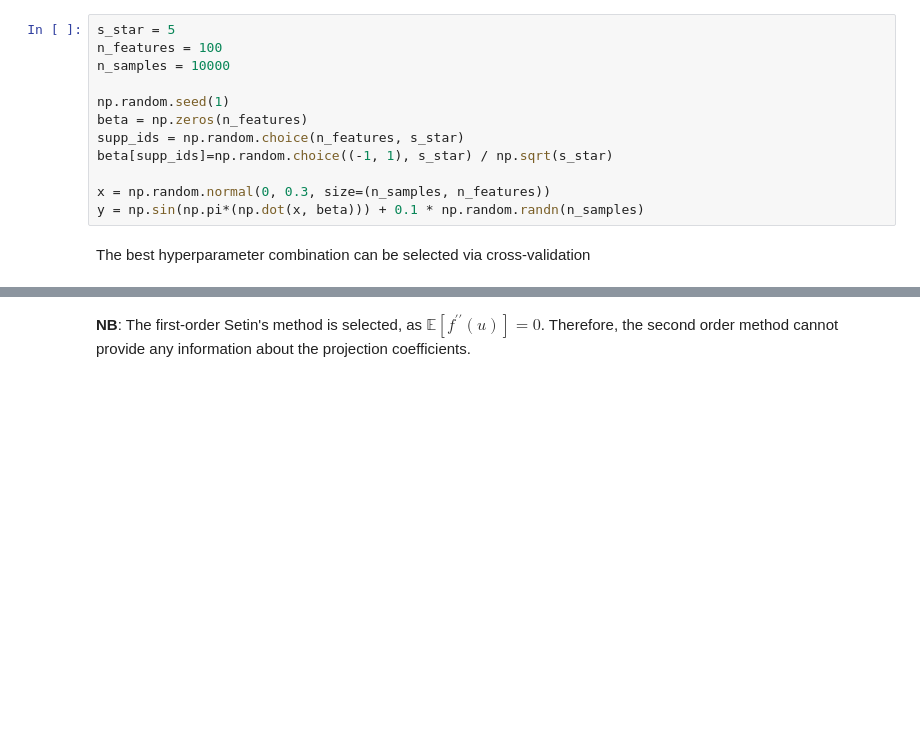
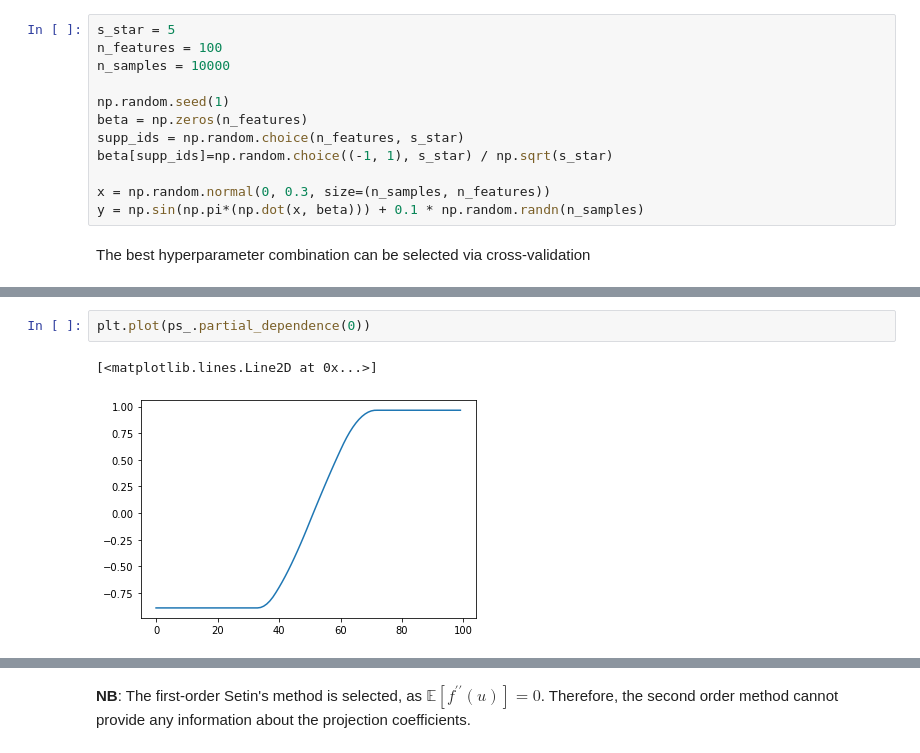
Before and after one commit to ZebinYang/pysim, a Jupyter notebook: example/SIM Regression by Stein's Method.ipynb, the cells around one changed output, grey strips where cells are left out. Saved outputs shown, nothing was run; the diff lists cells and outputs as text; blank space fills up the shorter version.

```diff
--- a/example/SIM Regression by Stein's Method.ipynb
+++ b/example/SIM Regression by Stein's Method.ipynb
@@ -88,0 +99,5 @@ NameError: name 'xmin' is not defined
+# %%
+plt.plot(ps_.partial_dependence(0))
+# %% [output]
+[<matplotlib.lines.Line2D at 0x...>]
+[figure, added]
```
Also changed, not shown: parts of 18 cells of this notebook, 1 other file.
